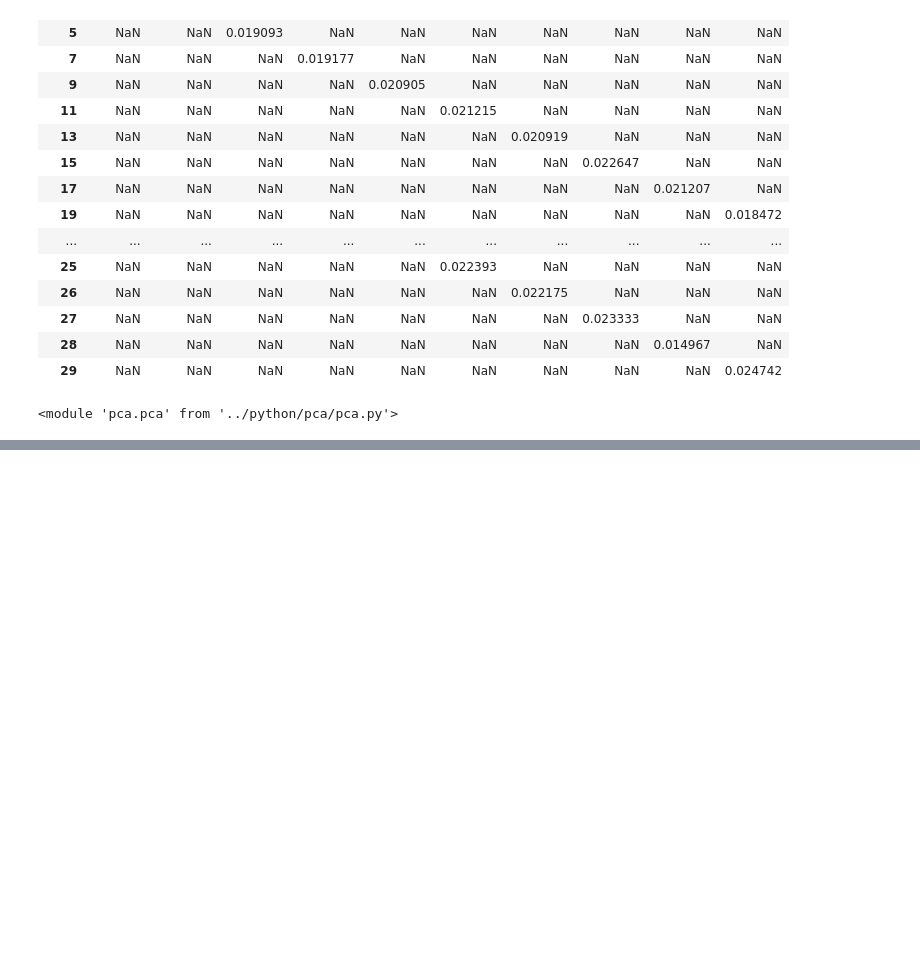
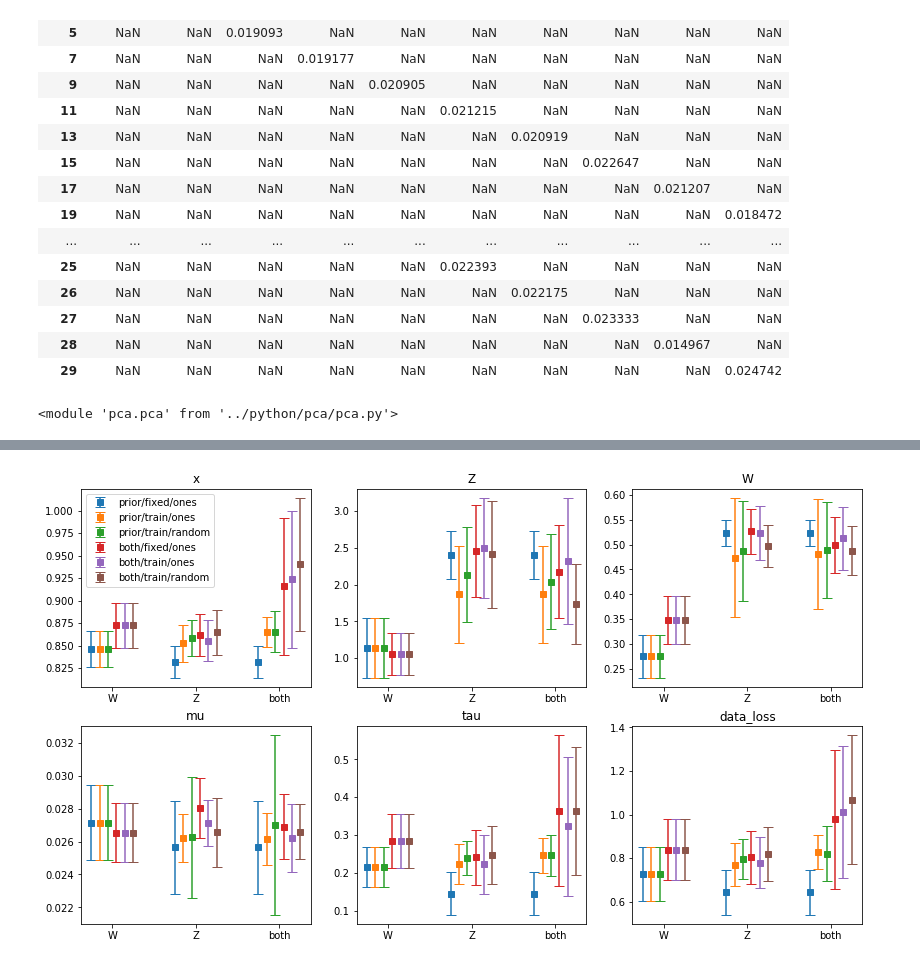
Before and after one commit to betaplane/cezanne, a Jupyter notebook: notebooks/PPCA.ipynb, the cells around one changed output, grey strips where cells are left out. Drawn from its saved outputs; the diff is of its cells as text; code cells hidden in the pictures; blank space fills up the shorter version.

```diff
--- a/notebooks/PPCA.ipynb
+++ b/notebooks/PPCA.ipynb
@@ -530,3 +525,5 @@ loss[loss.hyper][['mu', 'seed']].pivot(columns='seed')
 | 27 | NaN | NaN | NaN | NaN | NaN | NaN | NaN | 0.023333 | NaN | NaN |
 | 28 | NaN | NaN | NaN | NaN | NaN | NaN | NaN | NaN | 0.014967 | NaN |
 | 29 | NaN | NaN | NaN | NaN | NaN | NaN | NaN | NaN | NaN | 0.024742 |
+# %%
+S = pd.HDFStore('../python/pca/exp.h5')
@@ -560,0 +583,32 @@ a={1:2}
+# %%
+loss = S['exp1']
+# %%
+colors = plt.rcParams['axes.prop_cycle'].by_key()['color']
+# %%
+def epl(ax, x, column, offset=0, **kwargs):
+    label = kwargs.pop('label', None)
+    color = kwargs.pop('color', None)
+    y = x[pd.concat([x[k].isin(v) for k, v in kwargs.items()], 1).all(1)]
+    y = y.groupby([str(k) for k, v in kwargs.items()])
+    x0 = np.arange(len(y))
+    x = x0 + offset
+    p = ax.errorbar(x, y[column].mean(), yerr=y[column].std(), fmt='s', color=color, capsize=5, label=label)
+    ax.set_xticks(x0)
+    ax.set_title(column)
+# %%
+fig, axs = plt.subplots(2, 3, figsize=(14, 8))
+
+for k, x in enumerate(['x', 'Z', 'W', 'mu', 'tau', 'data_loss']):
+    i = k // 3
+    j = k % 3
+    epl(axs[i, j], loss, x, -.25, covariance=[0,1,2], initialization=[0], label='prior/fixed/ones')
+    epl(axs[i, j], loss, x, -.15, covariance=[0,1,2], initialization=[1], label='prior/train/ones')
+    epl(axs[i, j], loss, x, -.05, covariance=[0,1,2], initialization=[2], label='prior/train/random')
+    epl(axs[i, j], loss, x, .05, covariance=[3,4,5], initialization=[0], label='both/fixed/ones')
+    epl(axs[i, j], loss, x, .15, covariance=[3,4,5], initialization=[1], label='both/train/ones')
+    epl(axs[i, j], loss, x, .25, covariance=[3,4,5], initialization=[2], label='both/train/random')
+    axs[i, j].set_xticklabels(['W','Z','both'])
+
+axs[0, 0].legend(); #loc='upper left', bbox_to_anchor=(1, 1));
+# %% [output]
+[figure, added]
```
Also changed, not shown: parts of 22 cells of this notebook, 6 other files.
